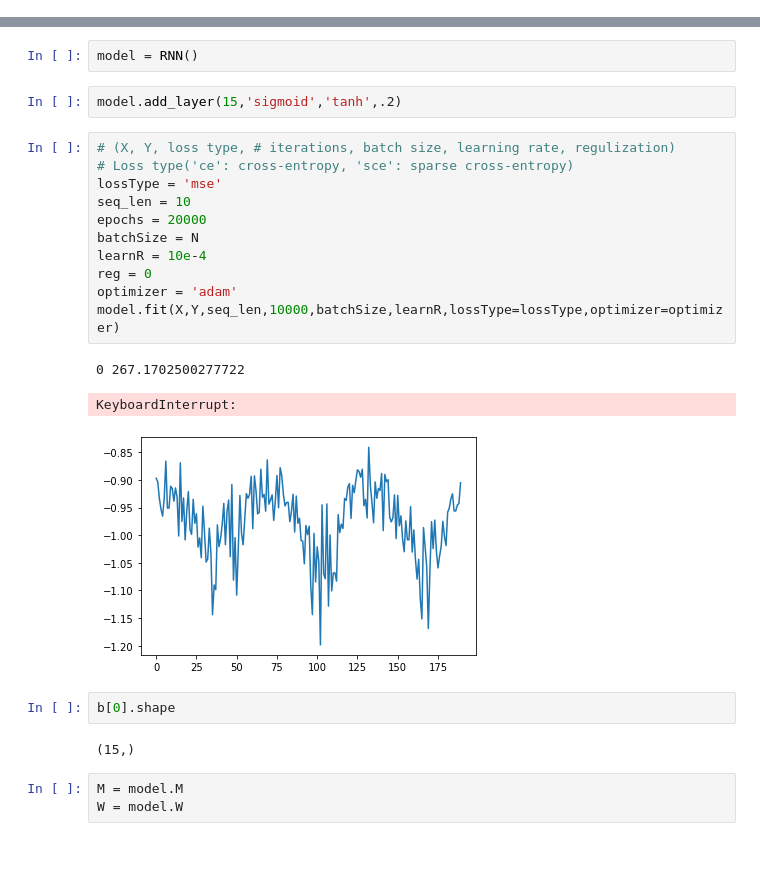
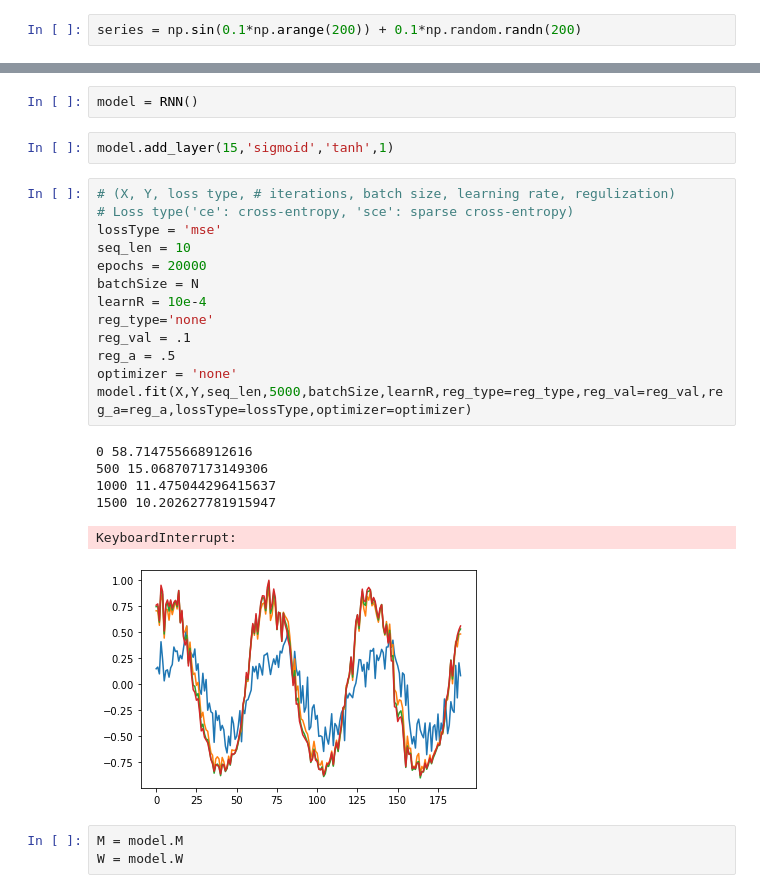
Before and after one commit to Lucarik/LSTM, a Jupyter notebook: LSTM.ipynb, the cells around one changed output, grey strips where cells are left out. Cells and saved outputs as stored; diff of their text form; blank space fills up the shorter version.

```diff
--- a/LSTM.ipynb
+++ b/LSTM.ipynb
@@ -413,2 +877,4 @@ class RNN:
 # %%
 series = np.sin(0.1*np.arange(200))
+# %%
+series = np.sin(0.1*np.arange(200)) + 0.1*np.random.randn(200)
@@ -428,26 +899,27 @@ N = len(X)
 # %%
 model = RNN()
 # %%
-model.add_layer(15,'sigmoid','tanh',.2)
+model.add_layer(15,'sigmoid','tanh',1)
 # %%
 # (X, Y, loss type, # iterations, batch size, learning rate, regulization)
 # Loss type('ce': cross-entropy, 'sce': sparse cross-entropy)
 lossType = 'mse'
 seq_len = 10
 epochs = 20000
 batchSize = N
 learnR = 10e-4
-reg = 0
-optimizer = 'adam'
-model.fit(X,Y,seq_len,10000,batchSize,learnR,lossType=lossType,optimizer=optimizer)
+reg_type='none'
+reg_val = .1
+reg_a = .5
+optimizer = 'none'
+model.fit(X,Y,seq_len,5000,batchSize,learnR,reg_type=reg_type,reg_val=reg_val,reg_a=reg_a,lossType=lossType,optimizer=optimizer)
 # %% [output]
-0 267.1702500277722
+0 58.714755668912616
+500 15.068707173149306
+1000 11.475044296415637
+1500 10.202627781915947
 KeyboardInterrupt:
-[figure, old version]
+[figure, new version]
-# %%
-b[0].shape
-# %% [output]
-(15,)
 # %%
 M = model.M
 W = model.W
```
Also changed, not shown: parts of 43 cells of this notebook.
